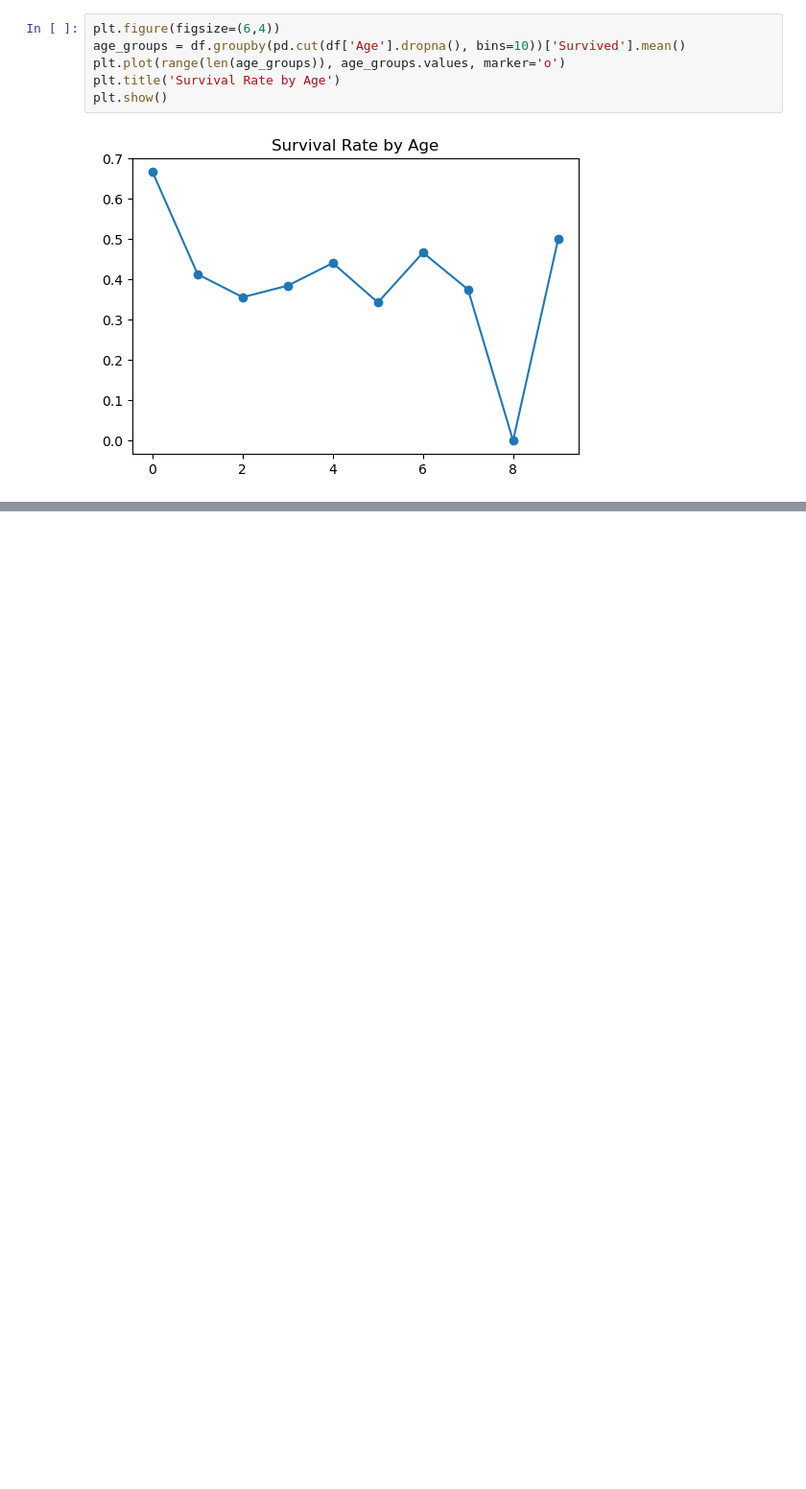
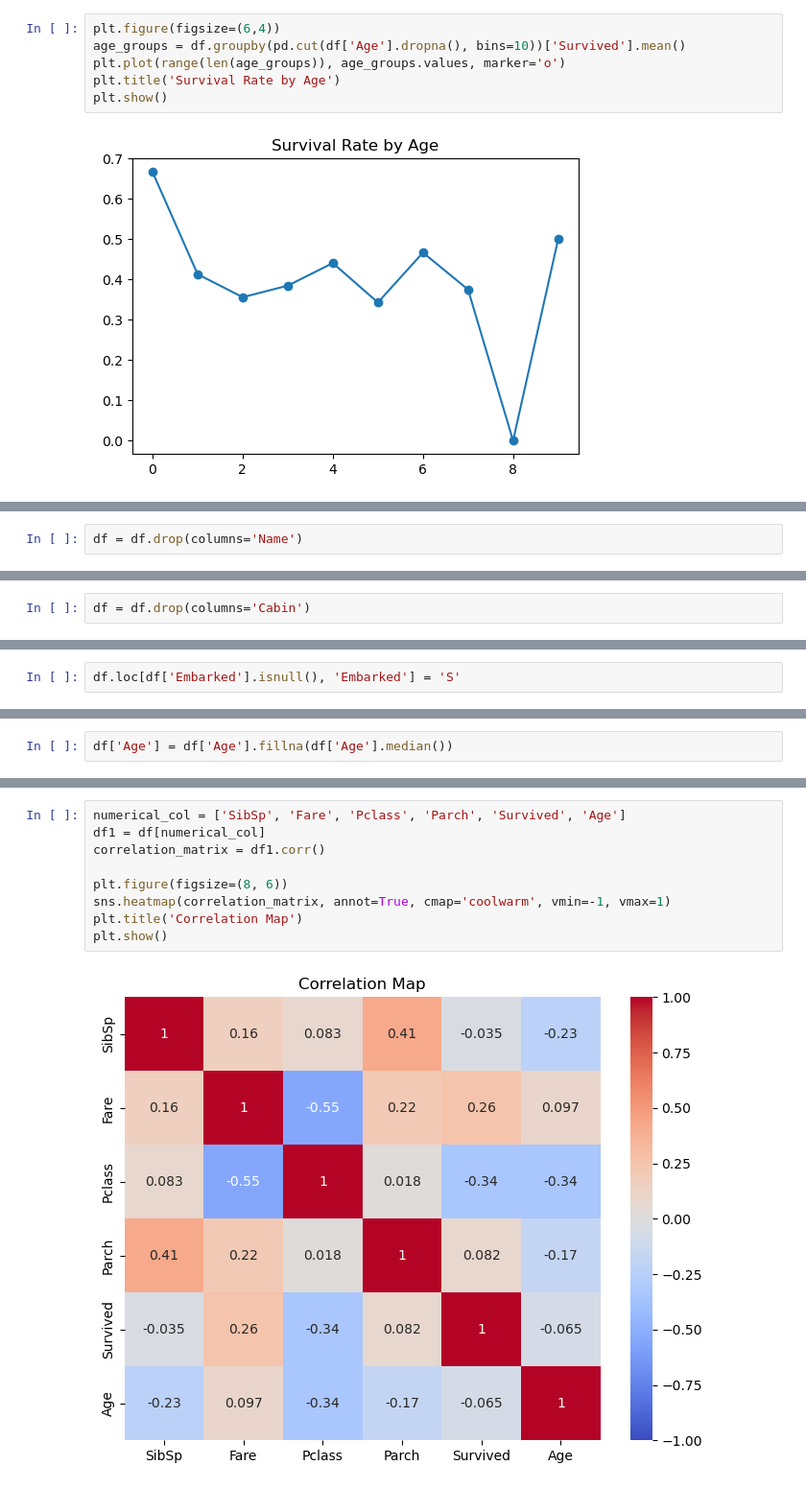
Before and after one commit to gtokebaeva/ml-tasks, a Jupyter notebook: titanic.ipynb, the cells around one changed output, grey strips where cells are left out. Shown at 96% size. Drawn from its saved outputs; the diff is of its cells as text; blank space fills up the shorter version.

```diff
--- a/titanic.ipynb
+++ b/titanic.ipynb
@@ -253,0 +382,2 @@ plt.show()
+# %%
+df = df.drop(columns='Name')
@@ -253,0 +405,2 @@ plt.show()
+# %%
+df = df.drop(columns='Cabin')
@@ -253,0 +422,2 @@ plt.show()
+# %%
+df.loc[df['Embarked'].isnull(), 'Embarked'] = 'S'
@@ -253,0 +447,2 @@ plt.show()
+# %%
+df['Age'] = df['Age'].fillna(df['Age'].median())
@@ -253,0 +462,11 @@ plt.show()
+# %%
+numerical_col = ['SibSp', 'Fare', 'Pclass', 'Parch', 'Survived', 'Age']
+df1 = df[numerical_col]
+correlation_matrix = df1.corr()
+
+plt.figure(figsize=(8, 6))
+sns.heatmap(correlation_matrix, annot=True, cmap='coolwarm', vmin=-1, vmax=1)
+plt.title('Correlation Map')
+plt.show()
+# %% [output]
+[figure, added]
```
Also changed, not shown: parts of 43 cells of this notebook.
